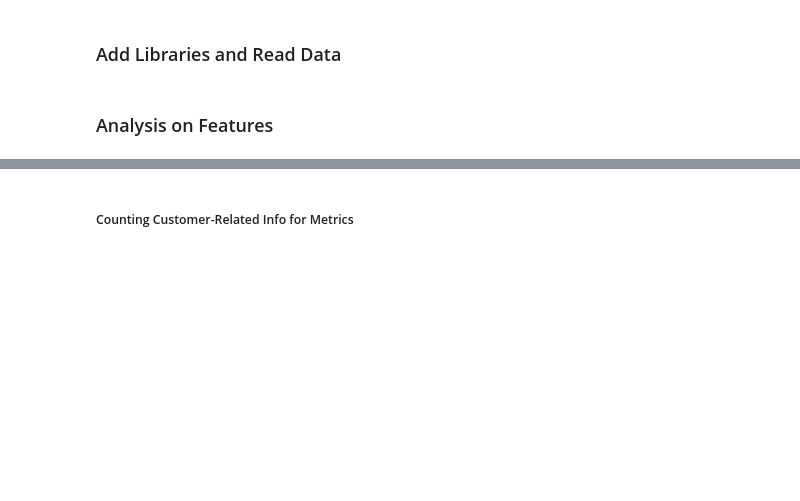
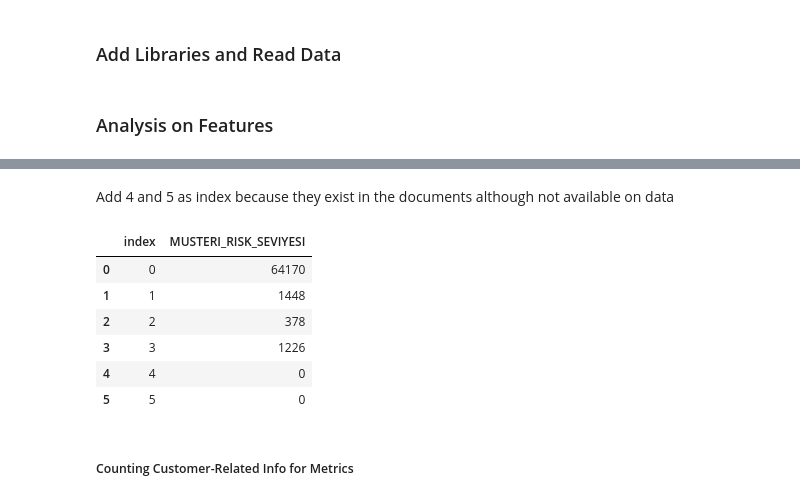
Before and after one commit to EmirhanServeren/factoring-customer-segmentation, a Jupyter notebook: insight_data_analysis.ipynb, the cells around one changed output, grey strips where cells are left out. Cells and saved outputs as stored; diff of their text form; code cells hidden in the pictures; blank space fills up the shorter version.

```diff
--- a/insight_data_analysis.ipynb
+++ b/insight_data_analysis.ipynb
@@ -38,0 +41,26 @@ tk_data=pd.read_feather('data/tk_customer_segmentation.feather')
+# %%
+bk_risk_level = bk_data[['MUSTERI_ID','MUSTERI_RISK_SEVIYESI']]   # get necessary columns from G type customers
+tk_risk_level = tk_data[['MUSTERI_ID','MUSTERI_RISK_SEVIYESI']]   # get necessary columns from T type customers
+# %%
+risk_level = pd.concat([bk_risk_level,tk_risk_level],axis=0)     # union of two dataframes
+risk_level.reset_index(drop=True,inplace=True)
+risk_level.drop_duplicates(subset='MUSTERI_ID',keep='first',inplace=True)
+# %%
+risk_level = risk_level['MUSTERI_RISK_SEVIYESI'].value_counts().sort_index().reset_index()
+# %% [markdown]
+Add 4 and 5 as index because they exist in the documents although not available on data
+# %%
+new_row_4 = {'index':4, 'MUSTERI_RISK_SEVIYESI':0}
+new_row_5 = {'index':5, 'MUSTERI_RISK_SEVIYESI':0}
+risk_level= risk_level.append(new_row_4, ignore_index=True)
+risk_level= risk_level.append(new_row_5, ignore_index=True)
+# %%
+risk_level
+# %% [output]
+|  | index | MUSTERI_RISK_SEVIYESI |
+| 0 | 0 | 64170 |
+| 1 | 1 | 1448 |
+| 2 | 2 | 378 |
+| 3 | 3 | 1226 |
+| 4 | 4 | 0 |
+| 5 | 5 | 0 |
```
Also changed, not shown: parts of 18 cells of this notebook, 4 other files.
